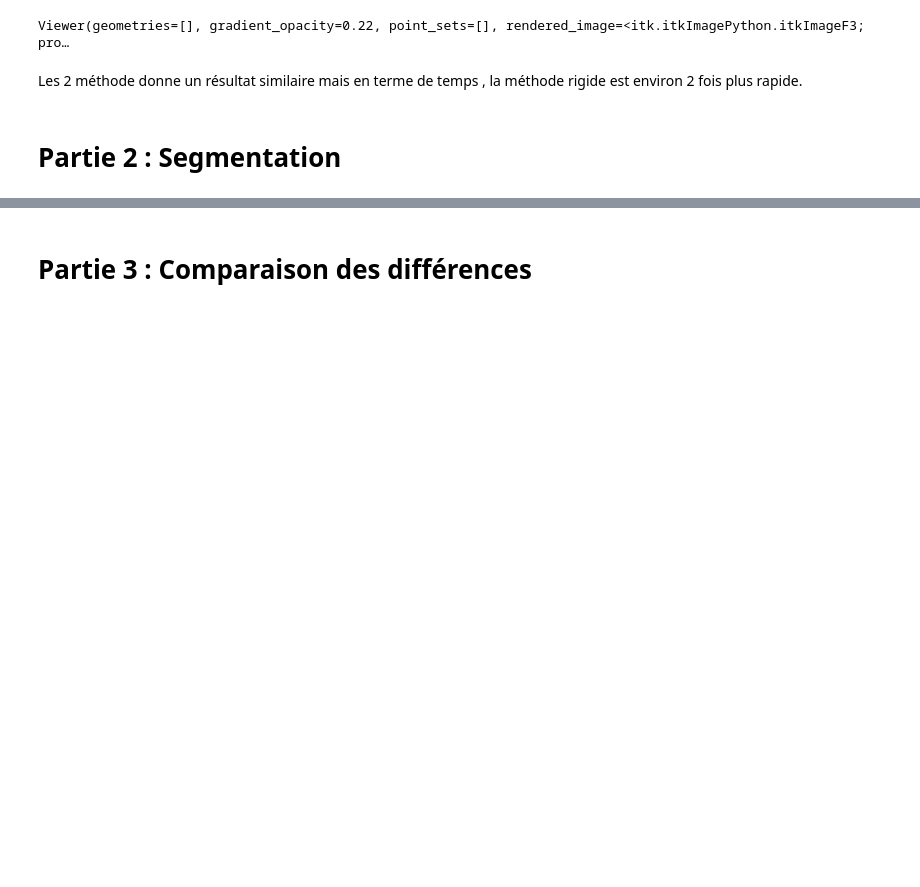
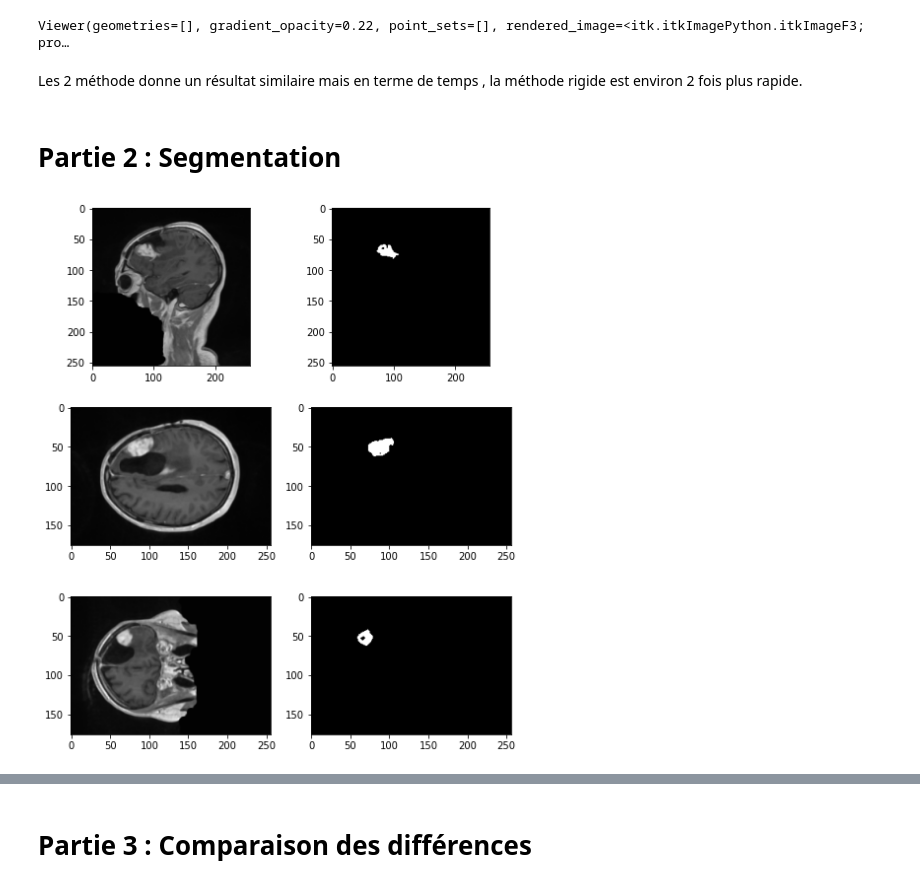
Before and after one commit to QuentinAM/VITK, a Jupyter notebook: notebook.ipynb, the cells around one changed output, grey strips where cells are left out. Saved outputs shown, nothing was run; the diff lists cells and outputs as text; code cells hidden in the pictures; blank space fills up the shorter version.

Commit message:
feat : segmentation

```diff
--- a/notebook.ipynb
+++ b/notebook.ipynb
@@ -257,0 +272,35 @@ Les 2 méthode donne un résultat similaire mais en terme de temps , la méthode
+# %%
+cast_filter = itk.CastImageFilter[registered_image_affine, itk.Image[itk.F, 3]].New()
+cast_filter.SetInput(registered_image_affine)
+cast_filter.Update()
+images_2_resampled = cast_filter.GetOutput()
+# %%
+def smoothing(image):
+    smoothing_filter = itk.CurvatureFlowImageFilter.New(image)
+    smoothing_filter.SetNumberOfIterations(5)
+    smoothing_filter.SetTimeStep(0.125)
+    smoothing_filter.Update()
+    return smoothing_filter.GetOutput()
+# %%
+image_1_smoothed = smoothing(image_1)
+images_2_resampled_smoothed = smoothing(images_2_resampled)
+# %%
+def segmentation(image, lower_threshold, upper_threshold,index):
+    imageType = itk.Image[itk.F, 3]
+    connectedThreshold = itk.ConnectedThresholdImageFilter[imageType, imageType].New()
+    connectedThreshold.SetInput(image)
+    connectedThreshold.SetLower(lower_threshold)
+    connectedThreshold.SetUpper(upper_threshold)
+    connectedThreshold.SetReplaceValue(255)
+    connectedThreshold.SetSeed(index)
+    connectedThreshold.Update()
+    return connectedThreshold.GetOutput()
+# %%
+index = (90,70,51)
+segmented_image_1 = segmentation(image_1_smoothed, 500, 800, index)
+segmented_image_2 = segmentation(images_2_resampled_smoothed, 500, 800, index)
+
+
+display_for_segmentation(image_1_smoothed, segmented_image_1, index)
+# %% [output]
+[figure, added]
```
Also changed, not shown: parts of 12 cells of this notebook.
